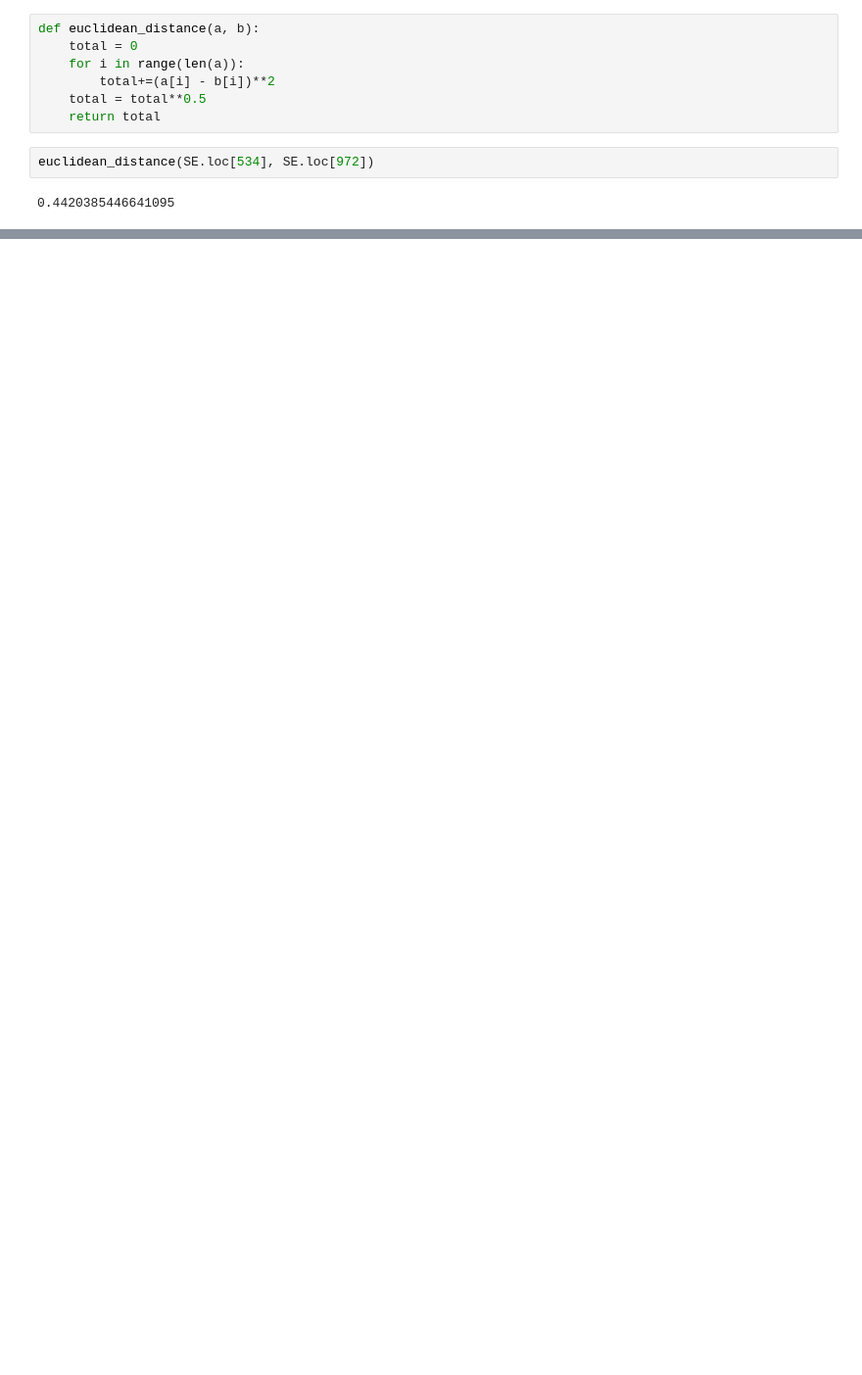
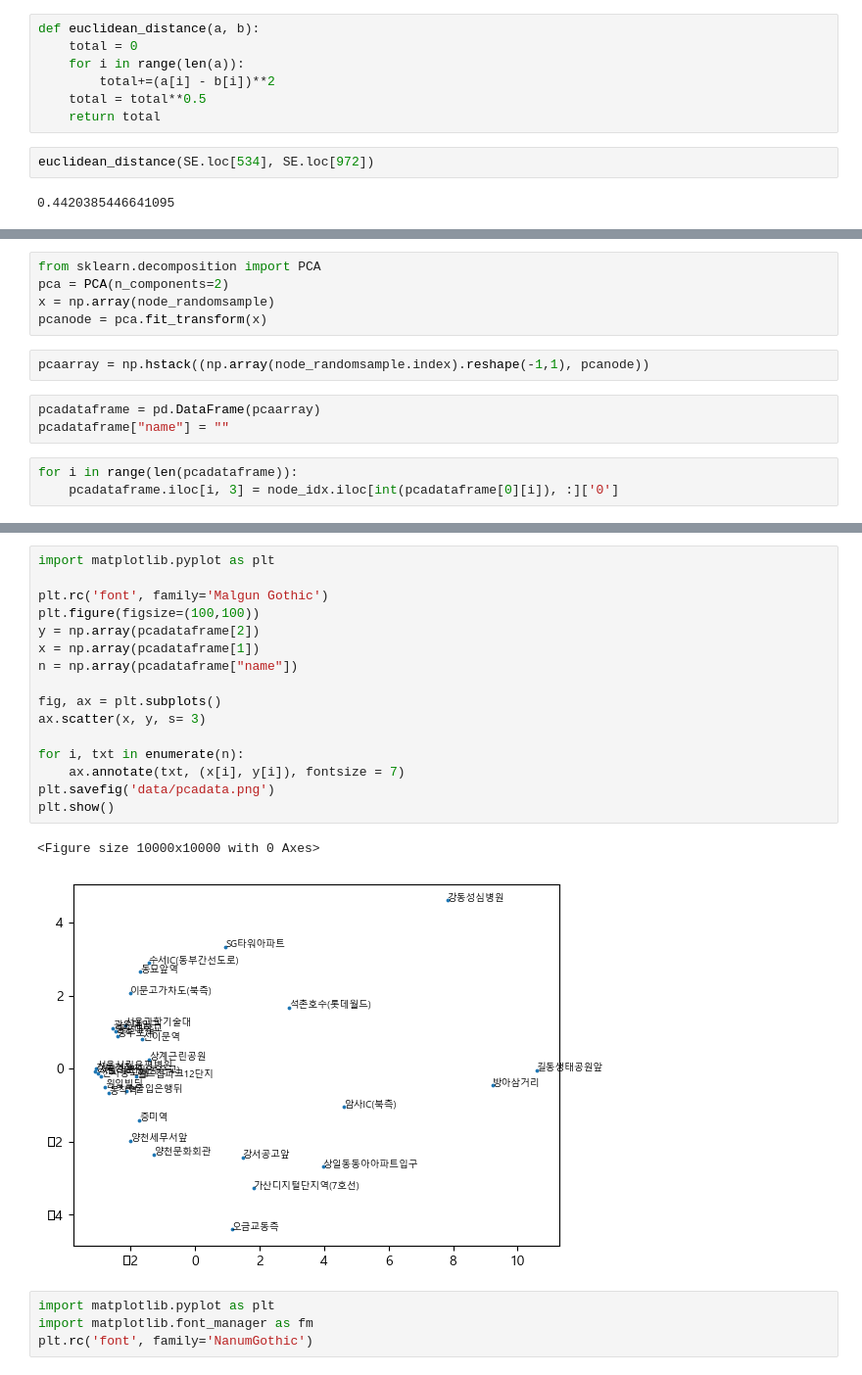
Before and after one commit to wonyongchung/Gangnam_Traffic_Prediction_GNN, a Jupyter notebook: gen_data.ipynb, the cells around one changed output, grey strips where cells are left out. Shown at 98% size. Drawn from its saved outputs; the diff is of its cells as text; blank space fills up the shorter version.

Commit message:
nodeembedding_visualization
push

```diff
--- a/gen_data.ipynb
+++ b/gen_data.ipynb
@@ -210,0 +197,13 @@ euclidean_distance(SE.loc[534], SE.loc[972])
+# %%
+from sklearn.decomposition import PCA
+pca = PCA(n_components=2)
+x = np.array(node_randomsample)
+pcanode = pca.fit_transform(x)
+# %%
+pcaarray = np.hstack((np.array(node_randomsample.index).reshape(-1,1), pcanode))
+# %%
+pcadataframe = pd.DataFrame(pcaarray)
+pcadataframe["name"] = ""
+# %%
+for i in range(len(pcadataframe)):
+    pcadataframe.iloc[i, 3] = node_idx.iloc[int(pcadataframe[0][i]), :]['0']
@@ -210,0 +230,23 @@ euclidean_distance(SE.loc[534], SE.loc[972])
+# %%
+import matplotlib.pyplot as plt
+
+plt.rc('font', family='Malgun Gothic')
+plt.figure(figsize=(100,100))
+y = np.array(pcadataframe[2])
+x = np.array(pcadataframe[1])
+n = np.array(pcadataframe["name"])
+
+fig, ax = plt.subplots()
+ax.scatter(x, y, s= 3)
+
+for i, txt in enumerate(n):
+    ax.annotate(txt, (x[i], y[i]), fontsize = 7)
+plt.savefig('data/pcadata.png')
+plt.show()
+# %% [output]
+<Figure size 10000x10000 with 0 Axes>
+[figure, added]
+# %%
+import matplotlib.pyplot as plt
+import matplotlib.font_manager as fm
+plt.rc('font', family='NanumGothic')
```
Also changed, not shown: parts of 11 cells of this notebook, 15 other files.
